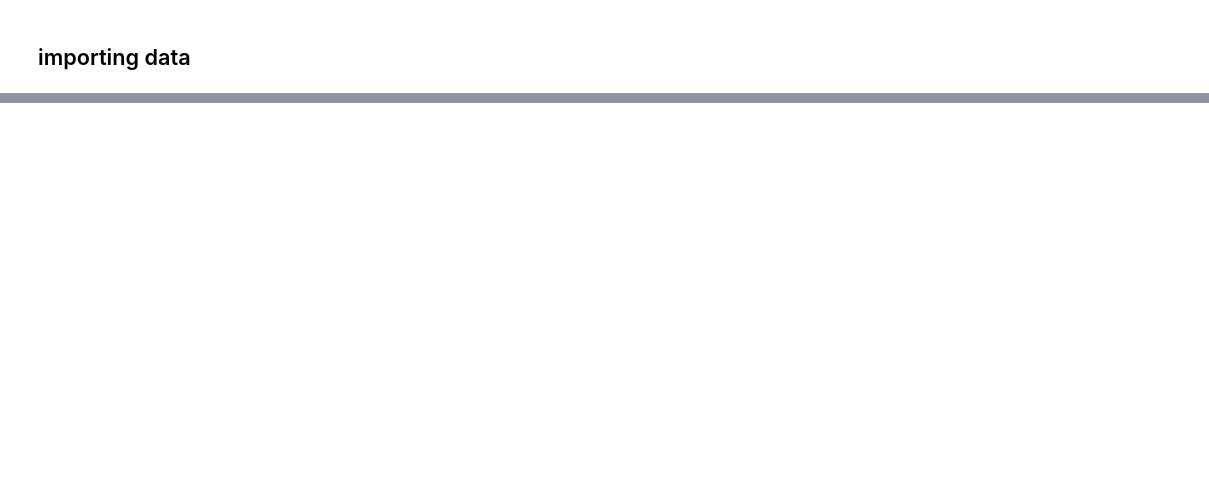
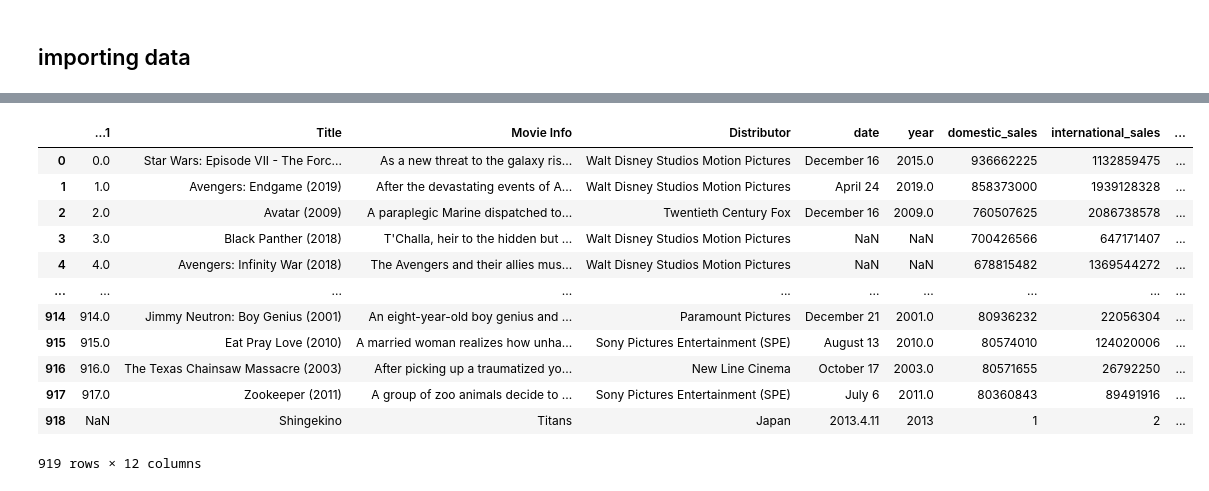
Before and after one commit to fyy2025/stor435, a Jupyter notebook: pandas.ipynb, the cells around one changed output, grey strips where cells are left out. Saved outputs shown, nothing was run; the diff lists cells and outputs as text; code cells hidden in the pictures; blank space fills up the shorter version.

```diff
--- a/pandas.ipynb
+++ b/pandas.ipynb
@@ -39,0 +67,30 @@ movie_df.head()
+# %%
+# append new observation
+new_movie={
+    "Title": "Shingekino",
+    "Movie Info": "Titans",
+    "Distributor": "Japan",
+    "date": "2013.4.11",
+    "year": "2013",
+    "domestic_sales": "1",
+    "international_sales": "2",
+    "total_sales": "3",
+    "Genre": ["adventure"],
+    "Movie Runtime": "24",
+    "License": "PG13"
+}
+movie_df.append(new_movie,ignore_index=True)
+# %% [output]
+|  | ...1 | Title | Movie Info | Distributor | date | year | domestic_sales | international_sales | ... |
+| 0 | 0.0 | Star Wars: Episode VII - The Forc... | As a new threat to the galaxy ris... | Walt Disney Studios Motion Pictures | December 16 | 2015.0 | 936662225 | 1132859475 | ... |
+| 1 | 1.0 | Avengers: Endgame (2019) | After the devastating events of A... | Walt Disney Studios Motion Pictures | April 24 | 2019.0 | 858373000 | 1939128328 | ... |
+| 2 | 2.0 | Avatar (2009) | A paraplegic Marine dispatched to... | Twentieth Century Fox | December 16 | 2009.0 | 760507625 | 2086738578 | ... |
+| 3 | 3.0 | Black Panther (2018) | T'Challa, heir to the hidden but ... | Walt Disney Studios Motion Pictures | NaN | NaN | 700426566 | 647171407 | ... |
+| 4 | 4.0 | Avengers: Infinity War (2018) | The Avengers and their allies mus... | Walt Disney Studios Motion Pictures | NaN | NaN | 678815482 | 1369544272 | ... |
+| ... | ... | ... | ... | ... | ... | ... | ... | ... | ... |
+| 914 | 914.0 | Jimmy Neutron: Boy Genius (2001) | An eight-year-old boy genius and ... | Paramount Pictures | December 21 | 2001.0 | 80936232 | 22056304 | ... |
+| 915 | 915.0 | Eat Pray Love (2010) | A married woman realizes how unha... | Sony Pictures Entertainment (SPE) | August 13 | 2010.0 | 80574010 | 124020006 | ... |
+| 916 | 916.0 | The Texas Chainsaw Massacre (2003) | After picking up a traumatized yo... | New Line Cinema | October 17 | 2003.0 | 80571655 | 26792250 | ... |
+| 917 | 917.0 | Zookeeper (2011) | A group of zoo animals decide to ... | Sony Pictures Entertainment (SPE) | July 6 | 2011.0 | 80360843 | 89491916 | ... |
+| 918 | NaN | Shingekino | Titans | Japan | 2013.4.11 | 2013 | 1 | 2 | ... |
+919 rows × 12 columns
```
Also changed, not shown: parts of 6 cells of this notebook.
